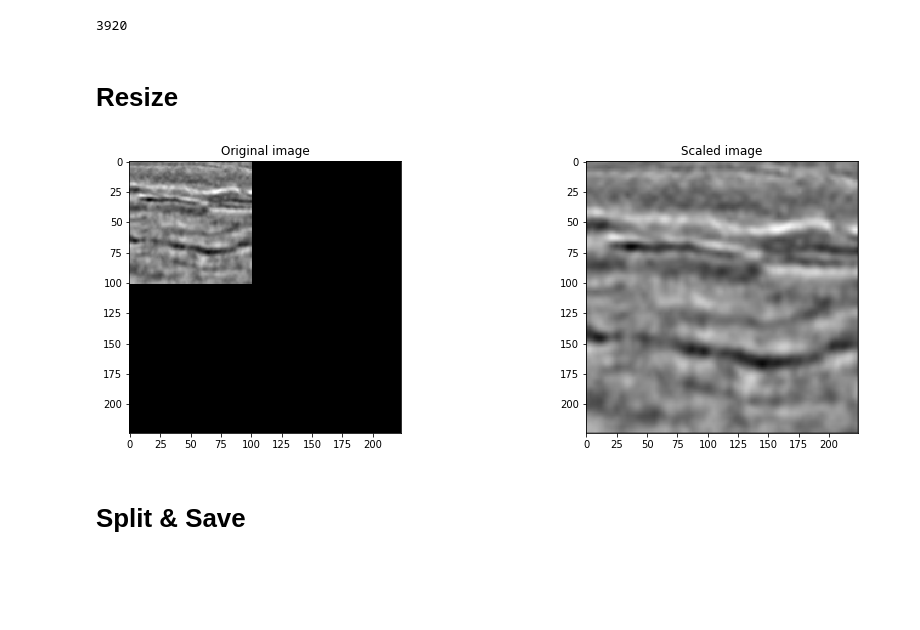
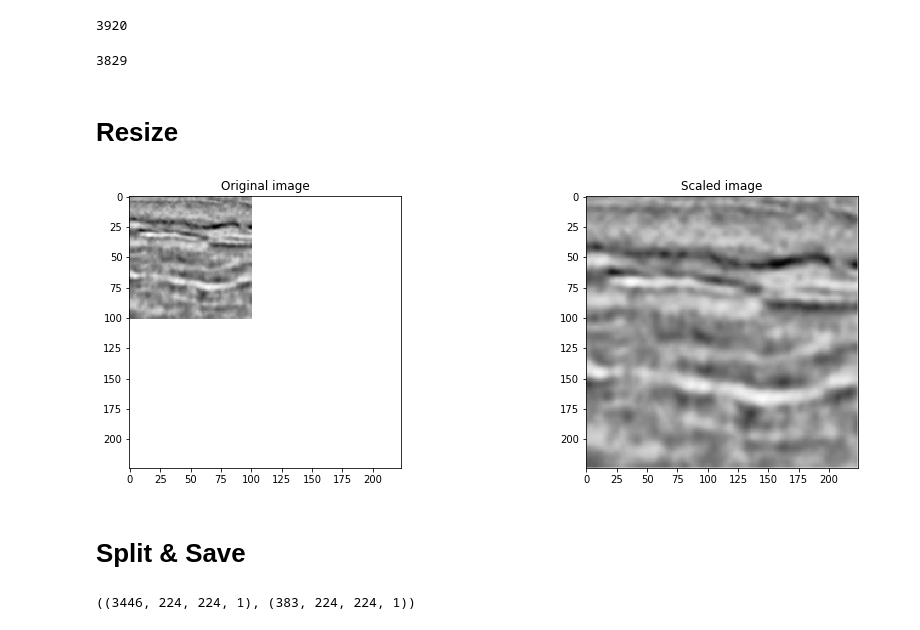
Before and after one commit to gebob19/TGS-Salt-Identification, a Jupyter notebook: data-extraction.ipynb, the cells around one changed output. Drawn from its saved outputs; the diff is of its cells as text; code cells hidden in the pictures; blank space fills up the shorter version.

Commit message:
created encoded tf model for salt identification

```diff
--- a/data-extraction.ipynb
+++ b/data-extraction.ipynb
@@ -51,6 +51,7 @@ train_ddf['masks'] = [np.array(load_img(TRAIN_MASKS+img_id+'.png')) / 255 \
 # %%
 train_ddf['imgs'] = imgs
 train_ddf['imgs_sum'] = [np.sum(x) for x in imgs]
+train_ddf['masks_sum'] = [np.sum(y) for y in train_ddf['masks'].values]
 # %%
 # divide into classes to ensure val/train is valid
 def cov_to_class(val):
@@ -60,3 +61,6 @@ def cov_to_class(val):
 
 train_ddf['coverage'] = train_ddf.masks.map(np.sum) / (3 * pow(size_original, 2))
 train_ddf['coverage_class'] = train_ddf.coverage.map(cov_to_class)
+# %%
+# new data set for training the identifier
+train_ddf['salt'] = np.where(train_ddf['masks_sum']>0, 1, 0)
@@ -68,24 +74,31 @@ train_ddf = train_ddf[train_ddf.imgs_sum > 0]
 len(train_ddf)
 # %% [output]
 3920
+# %%
+# use easy images for first model of transfer learning
+e = (101*101) * 0.01
+train_ddf = train_ddf[(train_ddf.masks_sum > e) | (train_ddf.masks_sum == 0)]
+len(train_ddf)
+# %% [output]
+3829
 # %% [markdown]
 # Resize
 # %%
-x_train = np.array(train_ddf.imgs.map(upsample).tolist()).reshape(-1, size_target, size_target, 3)
-y_train = np.array(train_ddf.masks.map(upsample).tolist()).reshape(-1, size_target, size_target, 3)
+x_train = np.array(train_ddf.imgs.map(upsample).tolist()).reshape(-1, size_target, size_target, 1)
+y_train = np.array(train_ddf.masks.map(upsample).tolist()).reshape(-1, size_target, size_target, 1)
 # %%
 # sanity check
 i = 0
-tmp_img = np.zeros((size_target, size_target, 3), dtype=np.float32)
-tmp_img[:img_size_ori, :img_size_ori] = train_ddf.imgs.loc[train_ddf.index[i]]
+tmp_img = np.zeros((size_target, size_target), dtype=np.float32)
+tmp_img[:size_original, :size_original] = train_ddf.imgs.loc[train_ddf.index[i]]
 fix, axs = plt.subplots(1, 2, figsize=(15,5))
-axs[0].imshow(tmp_img)
+axs[0].imshow(tmp_img, cmap="Greys")
 axs[0].set_title("Original image")
-axs[1].imshow(x_train[i])
+axs[1].imshow(x_train[i].squeeze(), cmap="Greys")
 axs[1].set_title("Scaled image")
 plt.show()
 # %% [output]
-[figure, old version]
+[figure, new version]
 # %% [markdown]
 # Split & Save
 # %%
@@ -95 +108,5 @@ dtrain, dval, idtrain, idval = train_test_split(x_train, y_train, \
                                                 stratify=train_ddf.coverage_class, test_size=0.1)
+# %%
+xtrain.shape, xval.shape
+# %% [output]
+((3446, 224, 224, 1), (383, 224, 224, 1))
```
Also changed, not shown: parts of 8 cells of this notebook, 7 other files.
